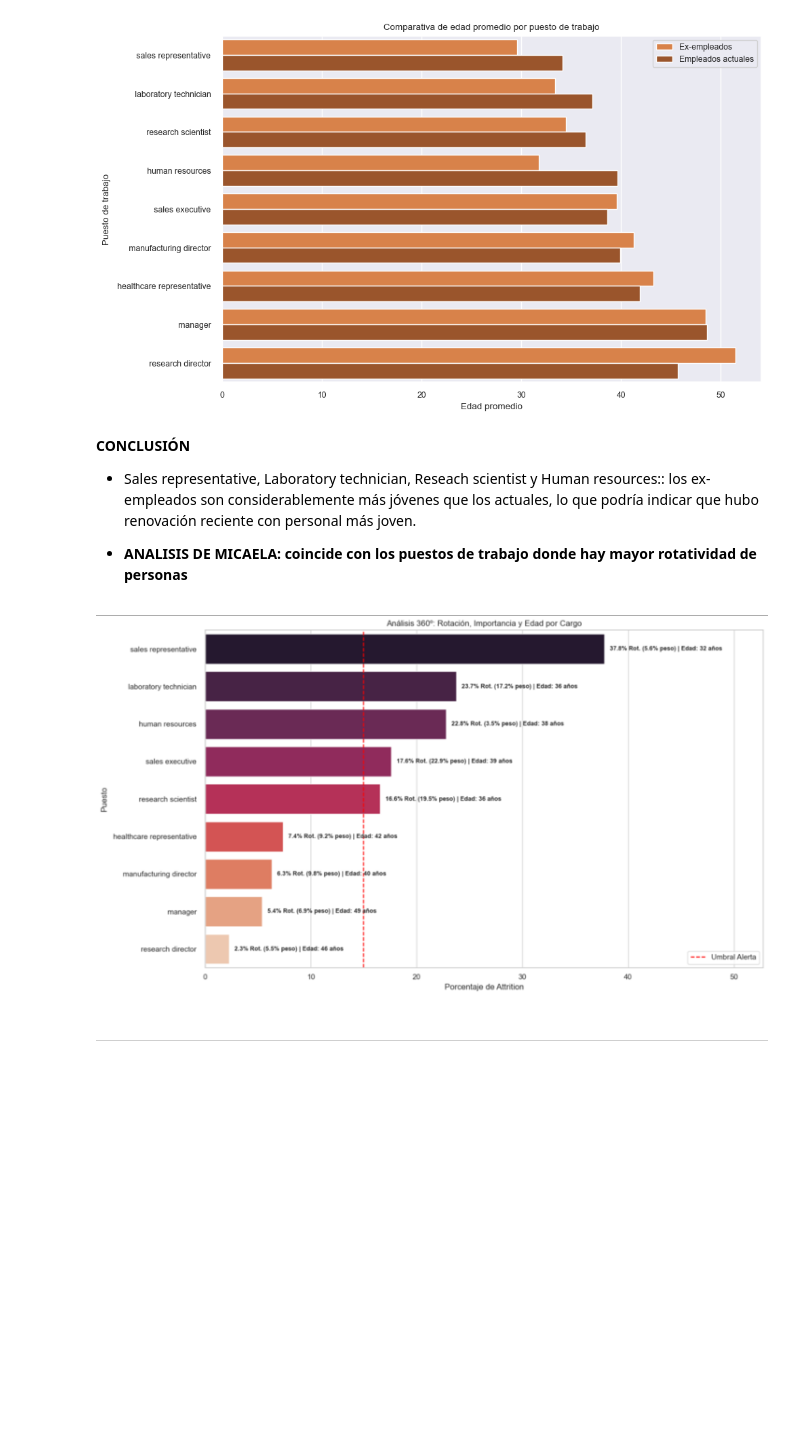
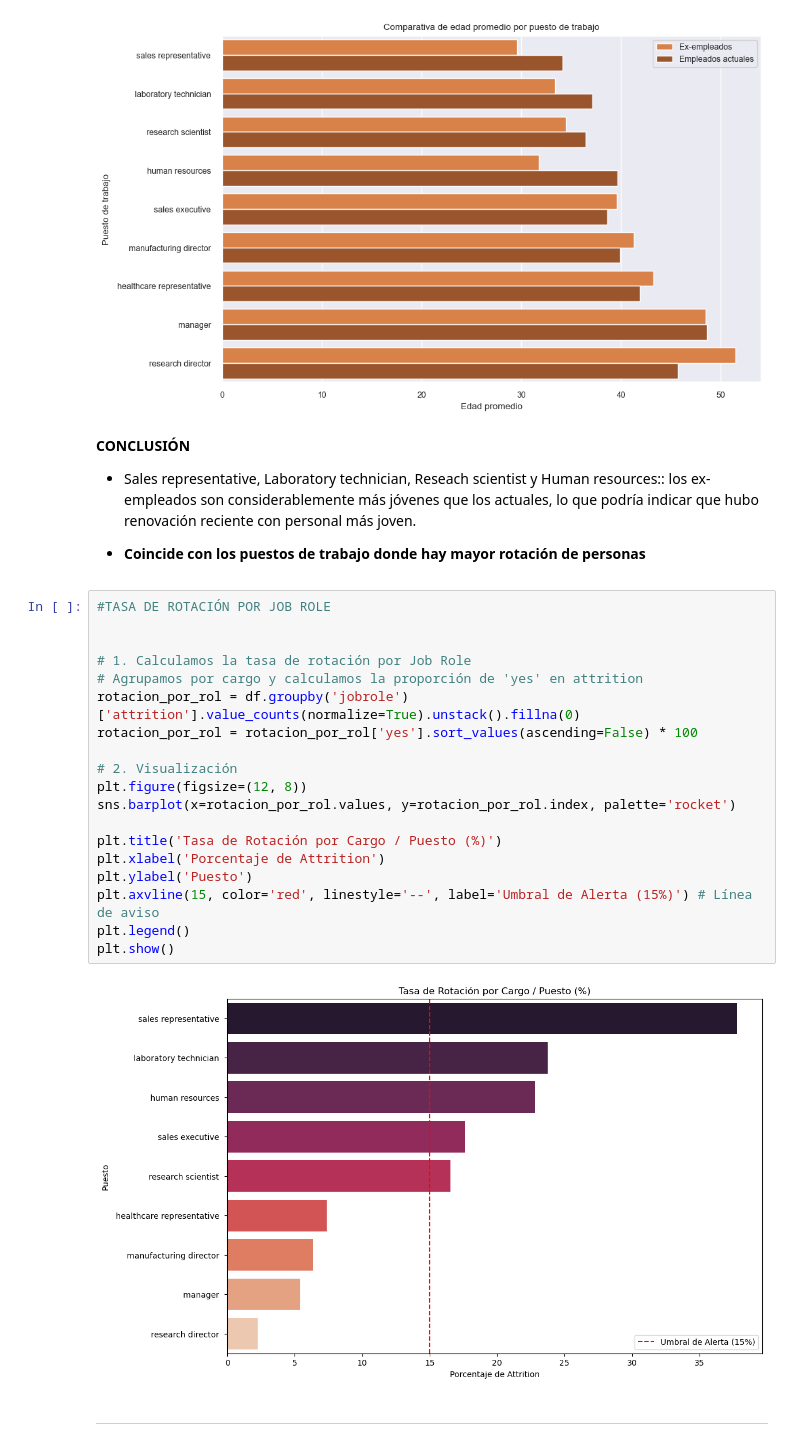
Before and after one commit to NIEVESPA/project-da-promo-60-modulo-3-team-3, a Jupyter notebook: FINAL/Fase_3_analisis_descriptivo.ipynb, the cells around one changed output. Drawn from its saved outputs; the diff is of its cells as text; blank space fills up the shorter version.

Commit message:
visualización Micaela

```diff
--- a/FINAL/Fase_3_analisis_descriptivo.ipynb
+++ b/FINAL/Fase_3_analisis_descriptivo.ipynb
@@ -695,9 +695,28 @@ plt.show()
 **CONCLUSIÓN**
 - Sales representative, Laboratory technician, Reseach scientist y Human resources:: los ex-empleados son considerablemente más jóvenes que los actuales, lo que podría indicar que hubo renovación reciente con personal más joven.
 
-- **ANALISIS DE MICAELA: coincide con los puestos de trabajo donde hay mayor rotatividad de personas**
+- **Coincide con los puestos de trabajo donde hay mayor rotación de personas**
-# %% [markdown]
-![image.png](attachment:image.png)
+# %%
+#TASA DE ROTACIÓN POR JOB ROLE
+
+
+# 1. Calculamos la tasa de rotación por Job Role
+# Agrupamos por cargo y calculamos la proporción de 'yes' en attrition
+rotacion_por_rol = df.groupby('jobrole')['attrition'].value_counts(normalize=True).unstack().fillna(0)
+rotacion_por_rol = rotacion_por_rol['yes'].sort_values(ascending=False) * 100
+
+# 2. Visualización
+plt.figure(figsize=(12, 8))
+sns.barplot(x=rotacion_por_rol.values, y=rotacion_por_rol.index, palette='rocket')
+
+plt.title('Tasa de Rotación por Cargo / Puesto (%)')
+plt.xlabel('Porcentaje de Attrition')
+plt.ylabel('Puesto')
+plt.axvline(15, color='red', linestyle='--', label='Umbral de Alerta (15%)') # Línea de aviso
+plt.legend()
+plt.show()
+# %% [output]
+[figure, added]
 # %% [markdown]
 ***
 # %% [markdown]
```
Also changed, not shown: parts of 67 cells of this notebook.
